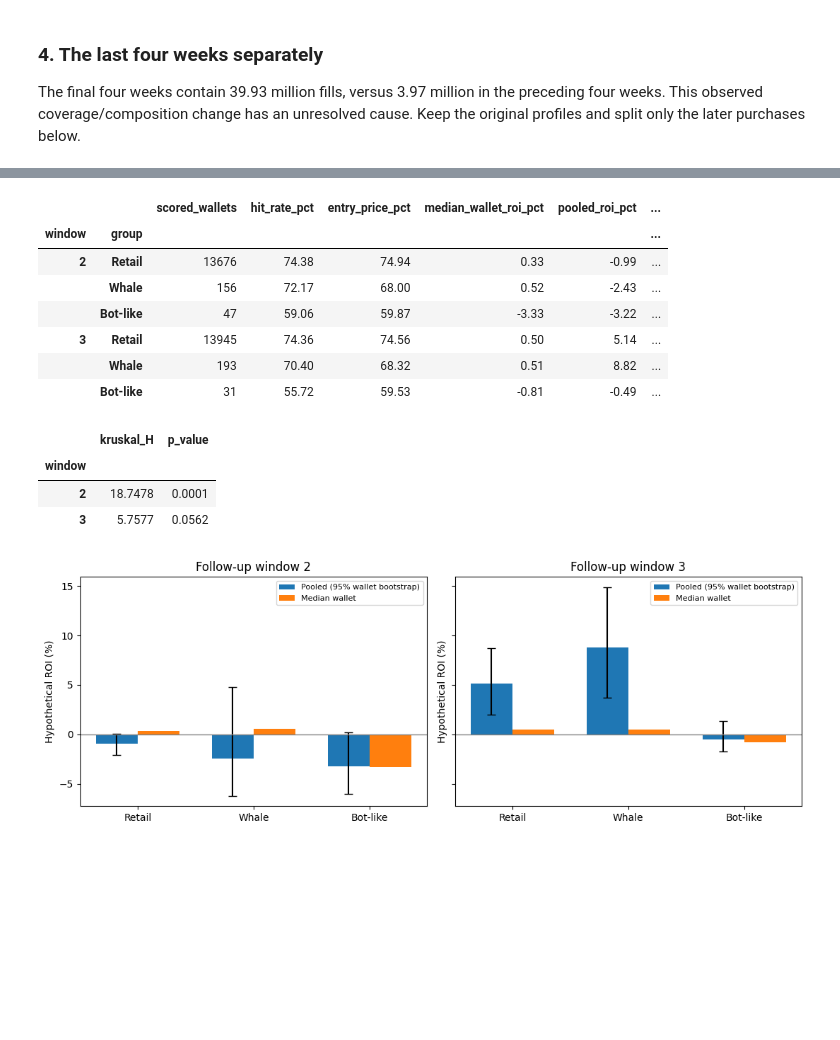
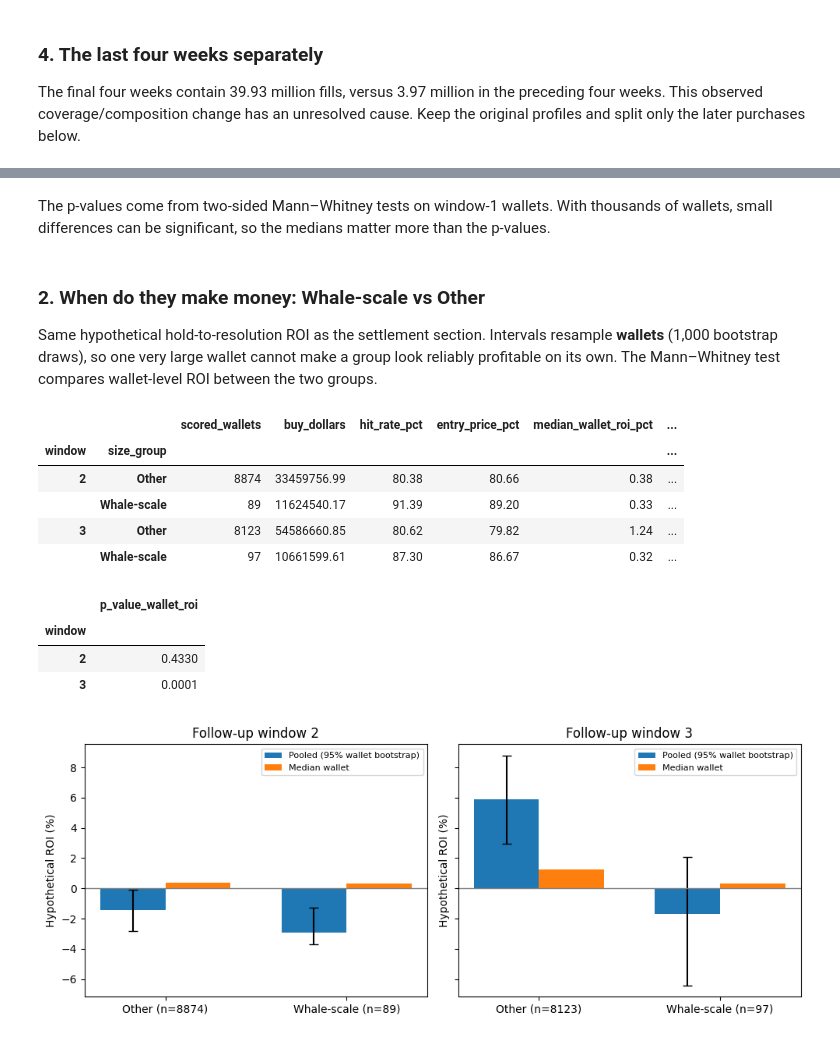
Before and after one commit to Cumuifreer/ucla-stats161-project, a Jupyter notebook: midterm_extended.ipynb, the cells around one changed output, grey strips where cells are left out. Cells and saved outputs as stored; diff of their text form; code cells hidden in the pictures; blank space fills up the shorter version.

```diff
--- a/midterm_extended.ipynb
+++ b/midterm_extended.ipynb
@@ -827,7 +824,7 @@ for ax, window in zip(axes, [2, 3]):
     ax.bar(x - 0.18, values["pooled_hypothetical_roi"], width=0.36, label="Pooled, dollar-weighted")
     ax.bar(x + 0.18, values["median_wallet_roi"], width=0.36, label="Median wallet")
     ax.axhline(0, color="grey", linewidth=1)
-    ax.set_xticks(x, styles, rotation=25)
+    ax.set_xticks(x, [f"{style} (n={int(values.loc[style, 'scored_wallets'])})" for style in styles], rotation=25)
     ax.set_title(f"Follow-up window {window}")
     ax.set_ylabel("Hypothetical hold-to-resolution ROI")
     ax.yaxis.set_major_formatter(PercentFormatter(1))
@@ -929,68 +913,68 @@ Wallets keep their window-1 group. ROI is the same hypothetical hold-to-resoluti
+# %% [markdown]
+The p-values come from two-sided Mann–Whitney tests on window-1 wallets. With thousands of wallets, small differences can be significant, so the medians matter more than the p-values.
+# %% [markdown]
+### 2. When do they make money: Whale-scale vs Other
+
+Same hypothetical hold-to-resolution ROI as the settlement section. Intervals resample **wallets** (1,000 bootstrap draws), so one very large wallet cannot make a group look reliably profitable on its own. The Mann–Whitney test compares wallet-level ROI between the two groups.
 # %%
-from scipy.stats import kruskal
-
-group_of = groups.set_index("wallet")["group"]
-outcomes = wallet_outcomes.assign(group=wallet_outcomes["wallet"].map(group_of))
+outcomes_by_size = wallet_outcomes.assign(size_group=wallet_outcomes["wallet"].map(size_group))
 rng = np.random.default_rng(161)
 
 def pooled_roi_interval(frame, draws=1000):
     profit, dollars = frame["hypothetical_profit"].to_numpy(), frame["buy_dollars"].to_numpy()
     picks = rng.integers(0, len(frame), size=(draws, len(frame)))
-    values = profit[picks].sum(axis=1) / dollars[picks].sum(axis=1)
-    return np.percentile(values, [2.5, 97.5])
+    return np.percentile(profit[picks].sum(axis=1) / dollars[picks].sum(axis=1), [2.5, 97.5])
 
 rows = []
-for (window, group), frame in outcomes.groupby(["window", "group"]):
+for (window, group), frame in outcomes_by_size.groupby(["window", "size_group"]):
     low, high = pooled_roi_interval(frame)
     rows.append({
-        "window": window, "group": group, "scored_wallets": len(frame),
+        "window": window, "size_group": group, "scored_wallets": len(frame),
+        "buy_dollars": frame["buy_dollars"].sum(),
         "hit_rate_pct": 100 * frame["hit_rate"].mean(),
         "entry_price_pct": 100 * frame["entry_price_reference"].mean(),
         "median_wallet_roi_pct": 100 * frame["hypothetical_roi"].median(),
         "pooled_roi_pct": 100 * frame["hypothetical_profit"].sum() / frame["buy_dollars"].sum(),
         "pooled_roi_low_pct": 100 * low, "pooled_roi_high_pct": 100 * high,
     })
-money = pd.DataFrame(rows).set_index(["window", "group"])
-money = money.reindex(pd.MultiIndex.from_product([[2, 3], group_order], names=["window", "group"])).dropna(how="all")
+size_money = pd.DataFrame(rows).set_index(["window", "size_group"])
 
-tests = []
-for window in [2, 3]:
-    samples = [f["hypothetical_roi"].dropna() for _, f in outcomes[outcomes["window"].eq(window)].groupby("group")]
-    samples = [s for s in samples if len(s) >= 5]
-    if len(samples) >= 2:
-        stat, p = kruskal(*samples)
-        tests.append({"window": window, "kruskal_H": stat, "p_value": p})
-display(money.round(2))
-pd.DataFrame(tests).set_index("window").round(4)
+size_tests = pd.DataFrame([
+    {"window": window, "p_value_wallet_roi": mannwhitneyu(
+        *(frame.loc[frame["size_group"].eq(g), "hypothetical_roi"].dropna() for g in size_order)
+    ).pvalue}
+    for window, frame in outcomes_by_size.groupby("window")
+]).set_index("window")
+display(size_money.round(2))
+size_tests.round(4)
 # %% [output]
-|  |  | scored_wallets | hit_rate_pct | entry_price_pct | median_wallet_roi_pct | pooled_roi_pct | ... |
-| window | group |  |  |  |  |  | ... |
-| 2 | Retail | 13676 | 74.38 | 74.94 | 0.33 | -0.99 | ... |
-|  | Whale | 156 | 72.17 | 68.00 | 0.52 | -2.43 | ... |
-|  | Bot-like | 47 | 59.06 | 59.87 | -3.33 | -3.22 | ... |
-| 3 | Retail | 13945 | 74.36 | 74.56 | 0.50 | 5.14 | ... |
-|  | Whale | 193 | 70.40 | 68.32 | 0.51 | 8.82 | ... |
-|  | Bot-like | 31 | 55.72 | 59.53 | -0.81 | -0.49 | ... |
+|  |  | scored_wallets | buy_dollars | hit_rate_pct | entry_price_pct | median_wallet_roi_pct | ... |
+| window | size_group |  |  |  |  |  | ... |
+| 2 | Other | 8874 | 33459756.99 | 80.38 | 80.66 | 0.38 | ... |
+|  | Whale-scale | 89 | 11624540.17 | 91.39 | 89.20 | 0.33 | ... |
+| 3 | Other | 8123 | 54586660.85 | 80.62 | 79.82 | 1.24 | ... |
+|  | Whale-scale | 97 | 10661599.61 | 87.30 | 86.67 | 0.32 | ... |
-|  | kruskal_H | p_value |
-| window |  |  |
-| 2 | 18.7478 | 0.0001 |
-| 3 | 5.7577 | 0.0562 |
+|  | p_value_wallet_roi |
+| window |  |
+| 2 | 0.4330 |
+| 3 | 0.0001 |
 # %%
-fig, axes = plt.subplots(1, 2, figsize=(11, 4), sharey=True)
+fig, axes = plt.subplots(1, 2, figsize=(10, 4), sharey=True)
 for ax, window in zip(axes, [2, 3]):
-    values = money.loc[window].reindex(group_order).dropna(how="all")
+    values = size_money.loc[window].reindex(size_order)
     x = np.arange(len(values))
     errors = [values["pooled_roi_pct"] - values["pooled_roi_low_pct"],
               values["pooled_roi_high_pct"] - values["pooled_roi_pct"]]
-    ax.bar(x - 0.18, values["pooled_roi_pct"], width=0.36, yerr=errors, capsize=4, label="Pooled (95% wallet bootstrap)")
+    ax.bar(x - 0.18, values["pooled_roi_pct"], width=0.36, yerr=errors, capsize=4,
+           label="Pooled (95% wallet bootstrap)")
     ax.bar(x + 0.18, values["median_wallet_roi_pct"], width=0.36, label="Median wallet")
     ax.axhline(0, color="grey", linewidth=1)
-    ax.set_xticks(x, values.index)
+    ax.set_xticks(x, [f"{g} (n={int(values.loc[g, 'scored_wallets'])})" for g in size_order])
     ax.set_title(f"Follow-up window {window}")
     ax.set_ylabel("Hypothetical ROI (%)")
     ax.legend(fontsize=8)
 plt.tight_layout()
 plt.show()
 # %% [output]
-[figure, old version]
+[figure, new version]
 # %% [markdown]
```
Also changed, not shown: parts of 81 cells of this notebook.
